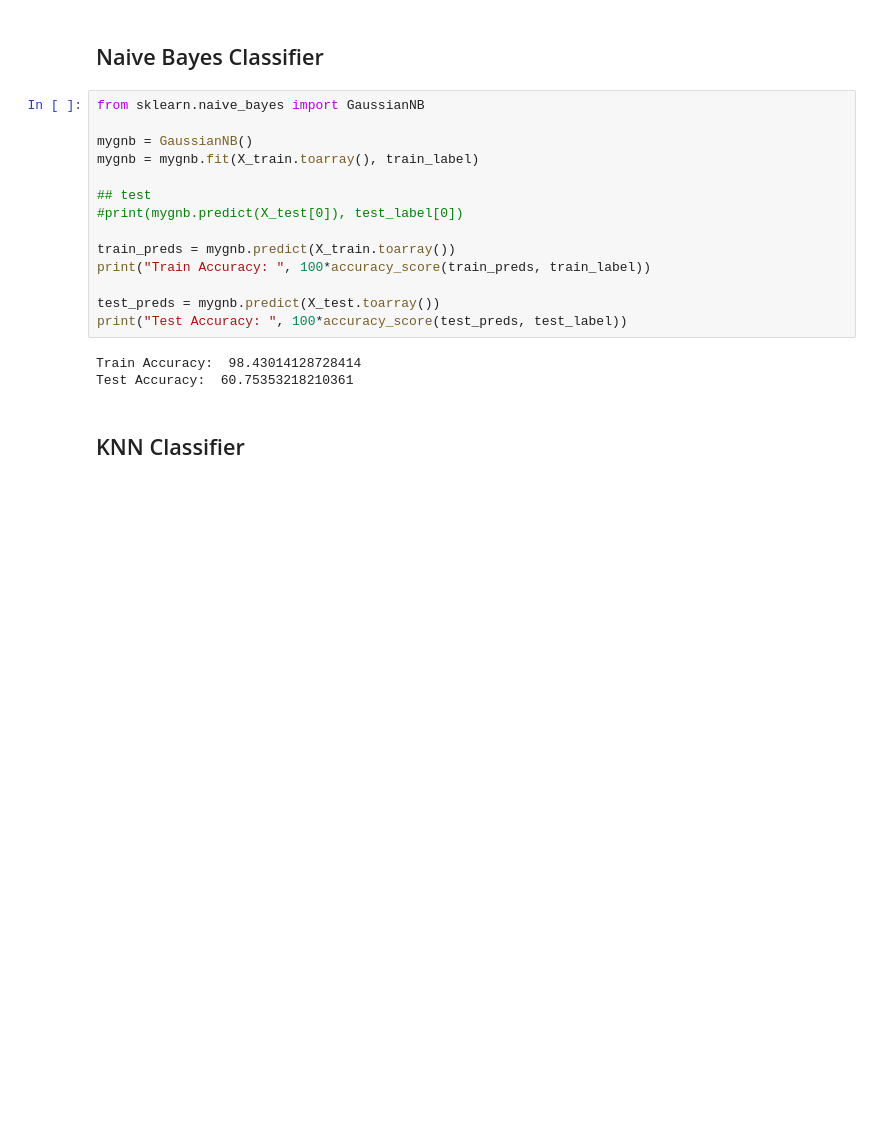
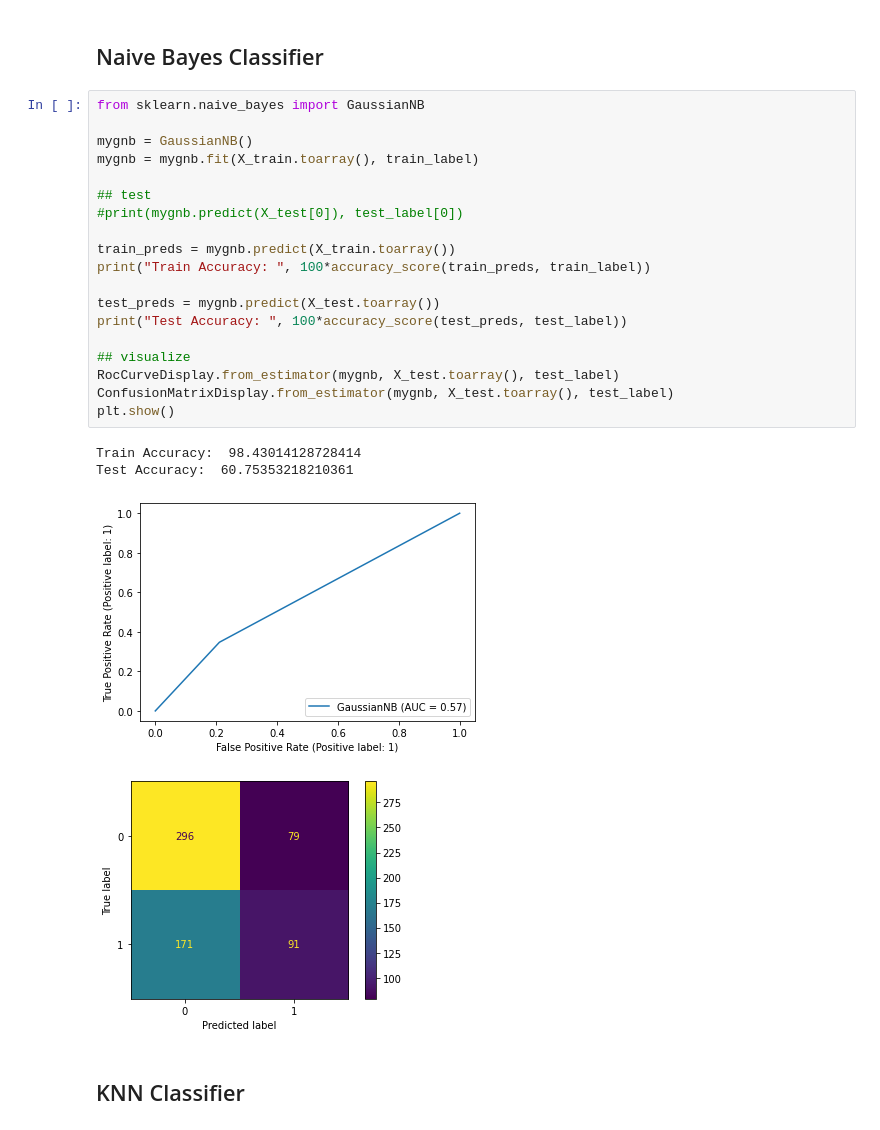
Before and after one commit to ShashiKiranMR/CS-7641-ML-Project, a Jupyter notebook: src/supervised.ipynb, the cells around one changed output. Cells and saved outputs as stored; diff of their text form; blank space fills up the shorter version.

```diff
--- a/src/supervised.ipynb
+++ b/src/supervised.ipynb
@@ -235,20 +235,27 @@ print(df.head(10).loc[:,df.head(10).any()].to_markdown())
 # %%
 from sklearn.naive_bayes import GaussianNB
 
 mygnb = GaussianNB()
 mygnb = mygnb.fit(X_train.toarray(), train_label)
 
 ## test
 #print(mygnb.predict(X_test[0]), test_label[0])
 
 train_preds = mygnb.predict(X_train.toarray())
 print("Train Accuracy: ", 100*accuracy_score(train_preds, train_label))
 
 test_preds = mygnb.predict(X_test.toarray())
 print("Test Accuracy: ", 100*accuracy_score(test_preds, test_label))
+
+## visualize
+RocCurveDisplay.from_estimator(mygnb, X_test.toarray(), test_label)
+ConfusionMatrixDisplay.from_estimator(mygnb, X_test.toarray(), test_label)
+plt.show()
 # %% [output]
 Train Accuracy:  98.43014128728414
 Test Accuracy:  60.75353218210361
+[figure, added]
+[figure, added]
 # %% [markdown]
 ## KNN Classifier
 # %%
```
Also changed, not shown: parts of 6 cells of this notebook, 1 other file.
